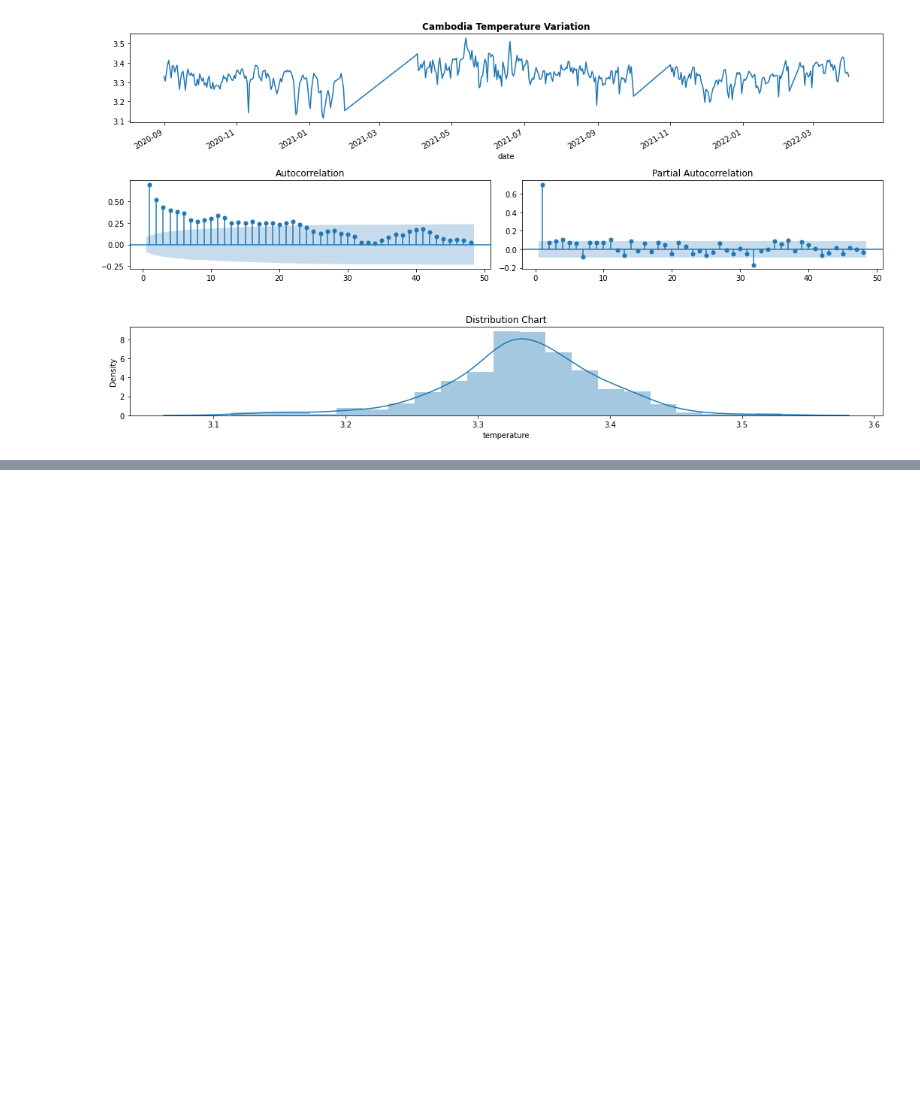
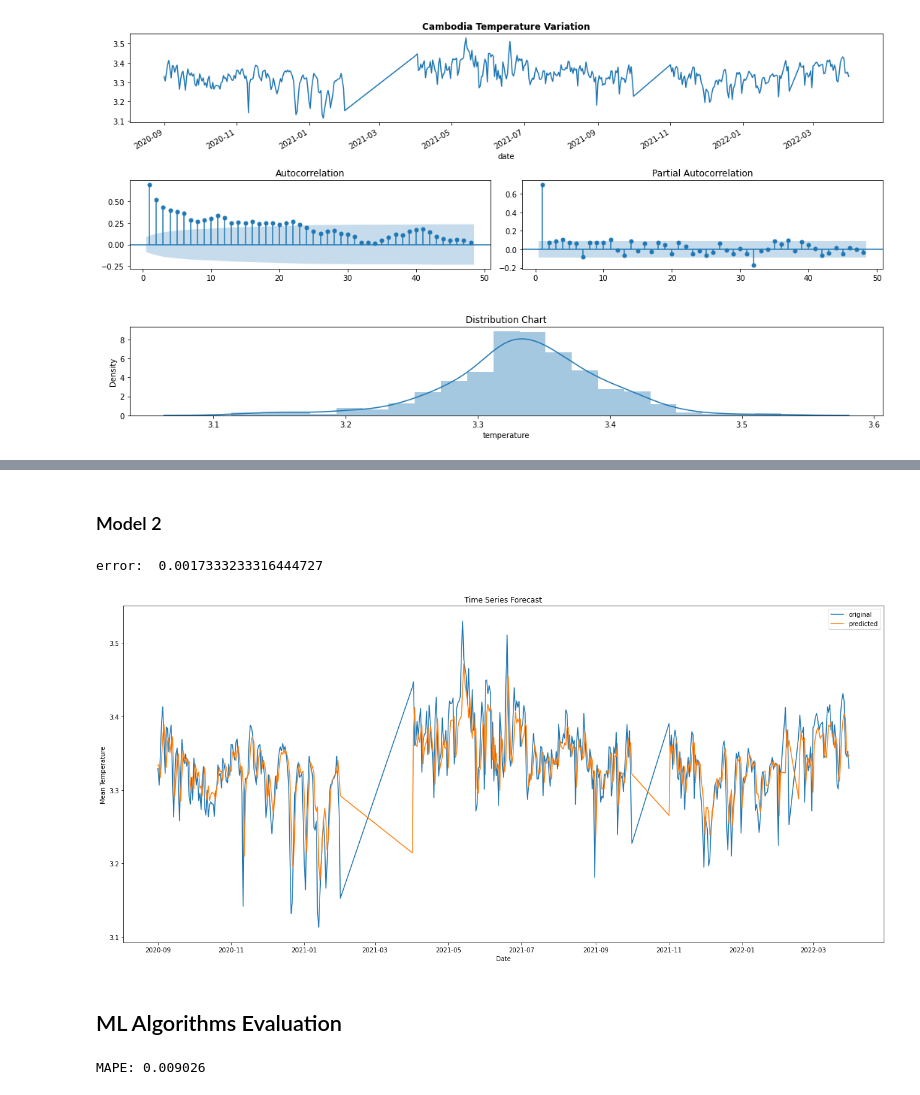
Before and after one commit to votanasrey/Cambodia_Weather_Forcasting_Prediction_With_Time_Series, a Jupyter notebook: modelings/phnompenh_datamodelling_votana.ipynb, the cells around one changed output, grey strips where cells are left out. Saved outputs shown, nothing was run; the diff lists cells and outputs as text; code cells hidden in the pictures; blank space fills up the shorter version.

```diff
--- a/modelings/phnompenh_datamodelling_votana.ipynb
+++ b/modelings/phnompenh_datamodelling_votana.ipynb
@@ -653,0 +815,36 @@ The serie seems to be stationary
+# %% [markdown]
+### Model 2
+# %%
+# predict all path
+from sklearn.metrics import mean_squared_error
+
+# fit model
+model2 = ARIMA(tem_logscale, order=(1,0,1)) # (ARIMA) = (1,0,1)
+
+model_fit2 = model2.fit(disp=0)
+forecast2 = model_fit2.predict()
+error = mean_squared_error(tem_logscale, forecast2)
+print("error: ", error)
+# %% [output]
+error:  0.0017333233316444727
+# %%
+# visualization
+plt.figure(figsize=(22,10))
+plt.plot(tem_logscale.index, tem_logscale.temperature, label = "original")
+plt.plot(forecast2, label = "predicted")
+plt.title("Time Series Forecast")
+plt.xlabel("Date")
+plt.ylabel("Mean Temperature")
+plt.legend()
+
+plt.show()
+# %% [output]
+[figure, added]
+# %% [markdown]
+## ML Algorithms Evaluation
+# %%
+from  sklearn.metrics import mean_absolute_percentage_error
+mape= mean_absolute_percentage_error(tem_logscale.temperature, forecast2)
+print('MAPE: %f' %mape)
+# %% [output]
+MAPE: 0.009026
```
Also changed, not shown: parts of 18 cells of this notebook, 6 other files.
